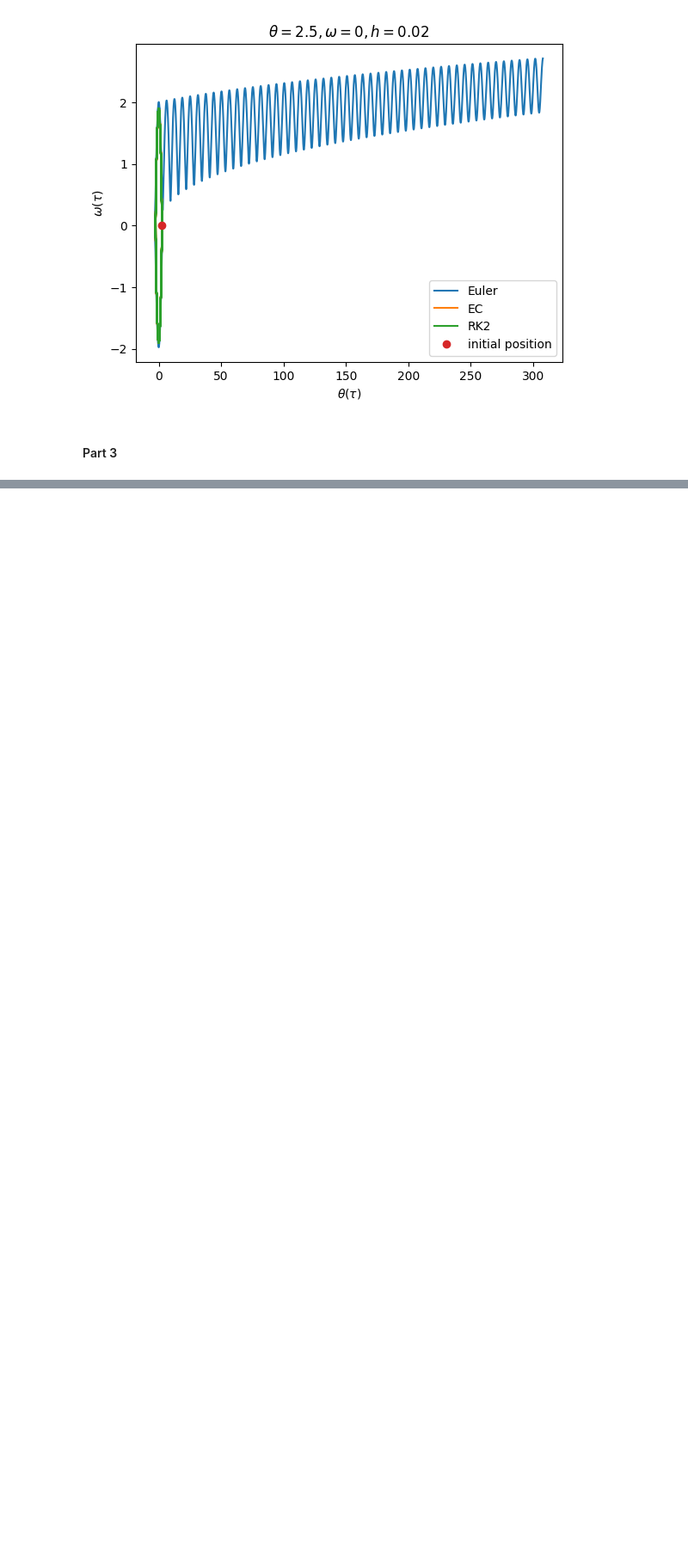
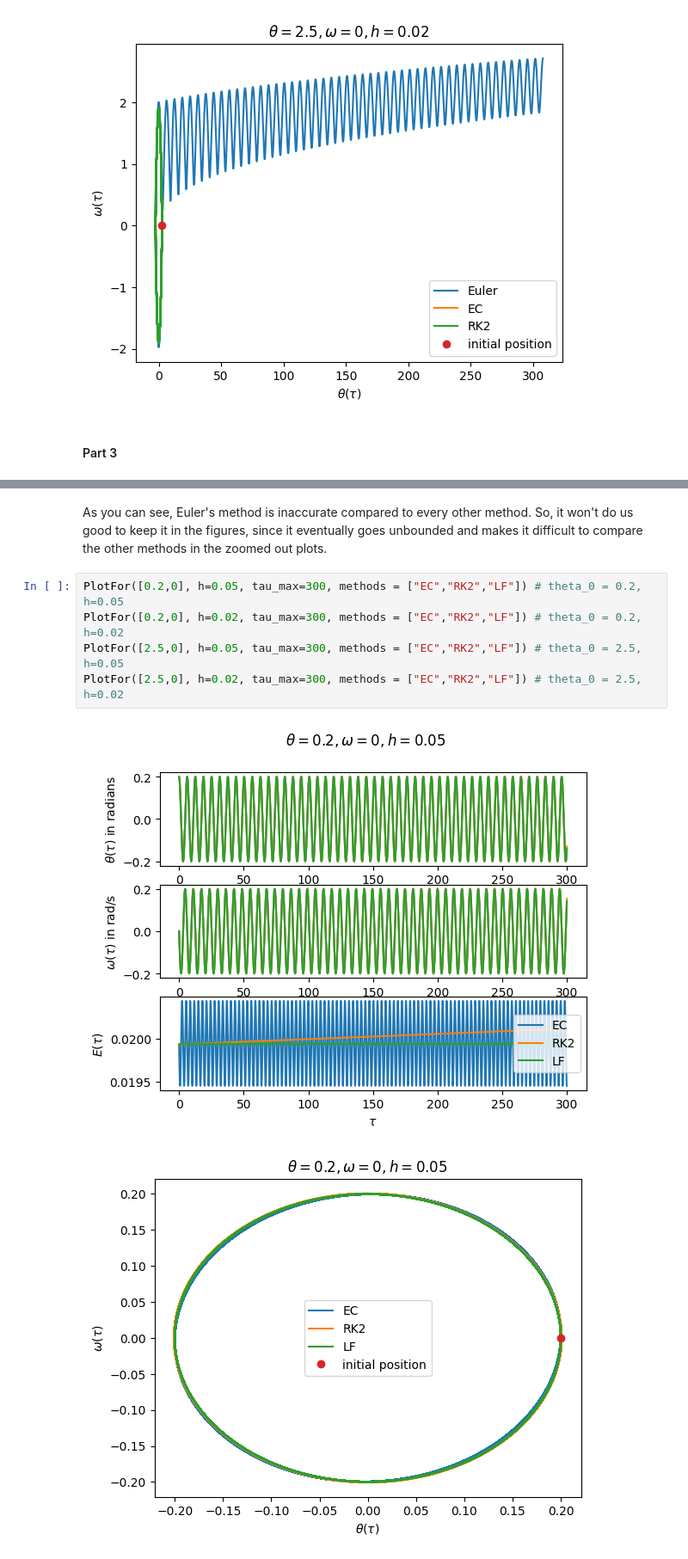
Before and after one commit to pranav-joshi-iitgn/PH509, a Jupyter notebook: Assignment2/A2.ipynb, the cells around one changed output, grey strips where cells are left out. Shown at 86% size. Drawn from its saved outputs; the diff is of its cells as text; blank space fills up the shorter version.

```diff
--- a/Assignment2/A2.ipynb
+++ b/Assignment2/A2.ipynb
@@ -581,0 +710,10 @@ PlotFor([2.5,0], h=0.02, tau_max=200) # theta_0 = 2.5, h=0.02
+# %% [markdown]
+As you can see, Euler's method is inaccurate compared to every other method. So, it won't do us good to keep it in the figures, since it eventually goes unbounded and makes it difficult to compare the other methods in the zoomed out plots.
+# %%
+PlotFor([0.2,0], h=0.05, tau_max=300, methods = ["EC","RK2","LF"]) # theta_0 = 0.2, h=0.05
+PlotFor([0.2,0], h=0.02, tau_max=300, methods = ["EC","RK2","LF"]) # theta_0 = 0.2, h=0.02
+PlotFor([2.5,0], h=0.05, tau_max=300, methods = ["EC","RK2","LF"]) # theta_0 = 2.5, h=0.05
+PlotFor([2.5,0], h=0.02, tau_max=300, methods = ["EC","RK2","LF"]) # theta_0 = 2.5, h=0.02
+# %% [output]
+[figure, added]
+[figure, added]
```
Also changed, not shown: parts of 12 cells of this notebook.
